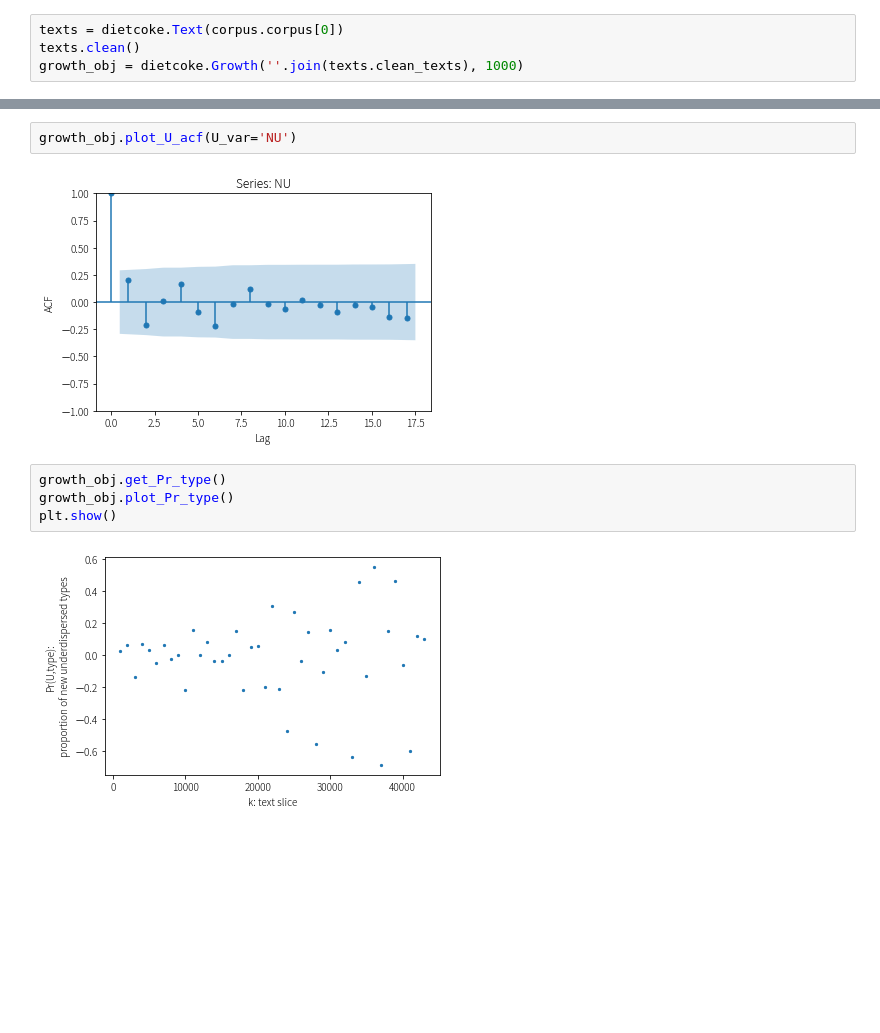
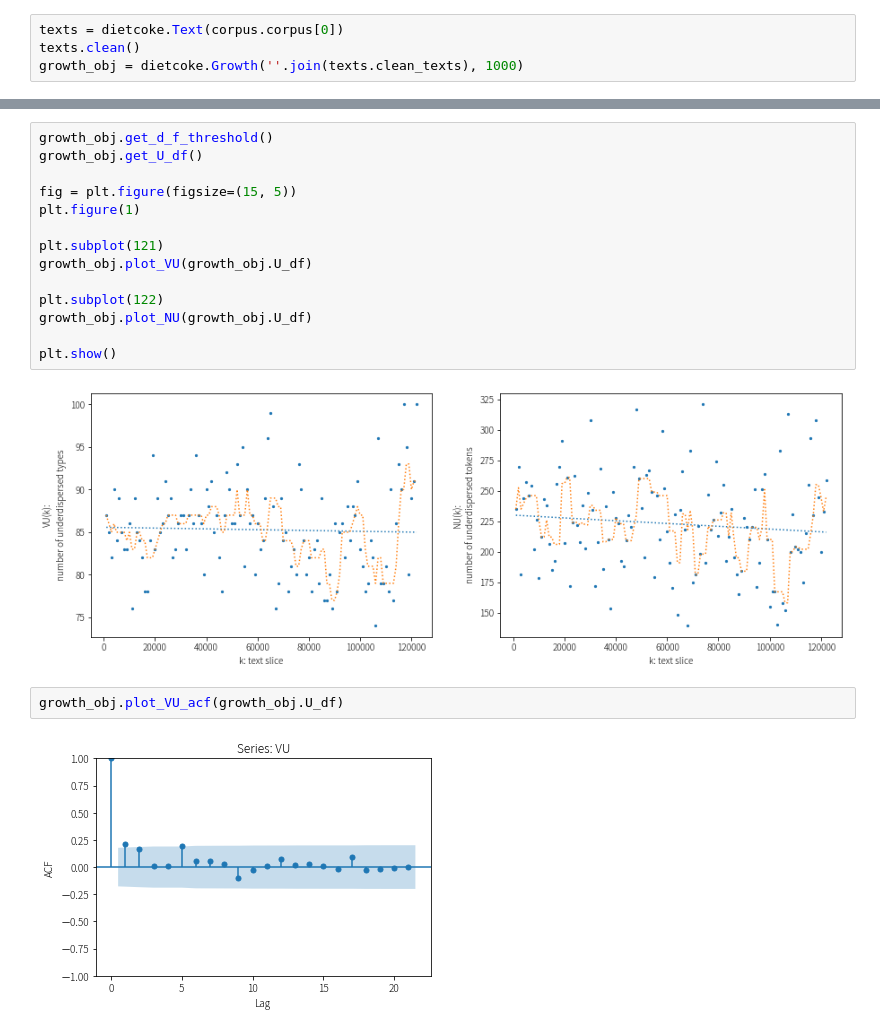
Before and after one commit to lopentu/cck, a Jupyter notebook: etc/vocab_growth.ipynb, the cells around one changed output, grey strips where cells are left out. Drawn from its saved outputs; the diff is of its cells as text; blank space fills up the shorter version.

```diff
--- a/etc/vocab_growth.ipynb
+++ b/etc/vocab_growth.ipynb
@@ -107,10 +69,20 @@ growth_obj.plot_U_acf()
-# %%
-growth_obj.plot_U_acf(U_var='NU')
-# %% [output]
-[figure, removed]
-# %%
-growth_obj.get_Pr_type()
-growth_obj.plot_Pr_type()
-plt.show()
-# %% [output]
-[figure, removed]
+# %%
+growth_obj.get_d_f_threshold()
+growth_obj.get_U_df()
+
+fig = plt.figure(figsize=(15, 5))
+plt.figure(1)
+
+plt.subplot(121)
+growth_obj.plot_VU(growth_obj.U_df)
+
+plt.subplot(122)
+growth_obj.plot_NU(growth_obj.U_df)
+
+plt.show()
+# %% [output]
+[figure, added]
+# %%
+growth_obj.plot_VU_acf(growth_obj.U_df)
+# %% [output]
+[figure, added]
```
Also changed, not shown: parts of 16 cells of this notebook, 1 other file.
